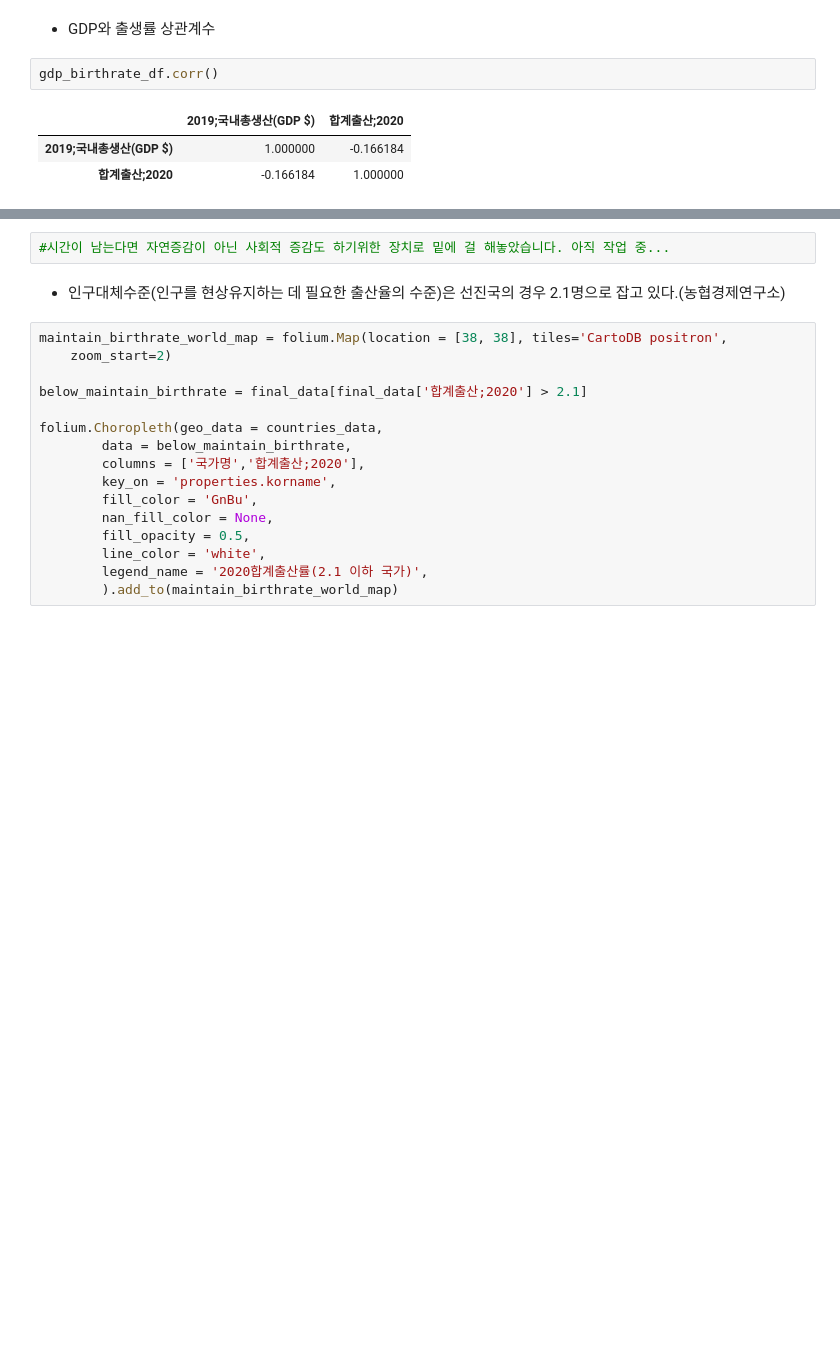
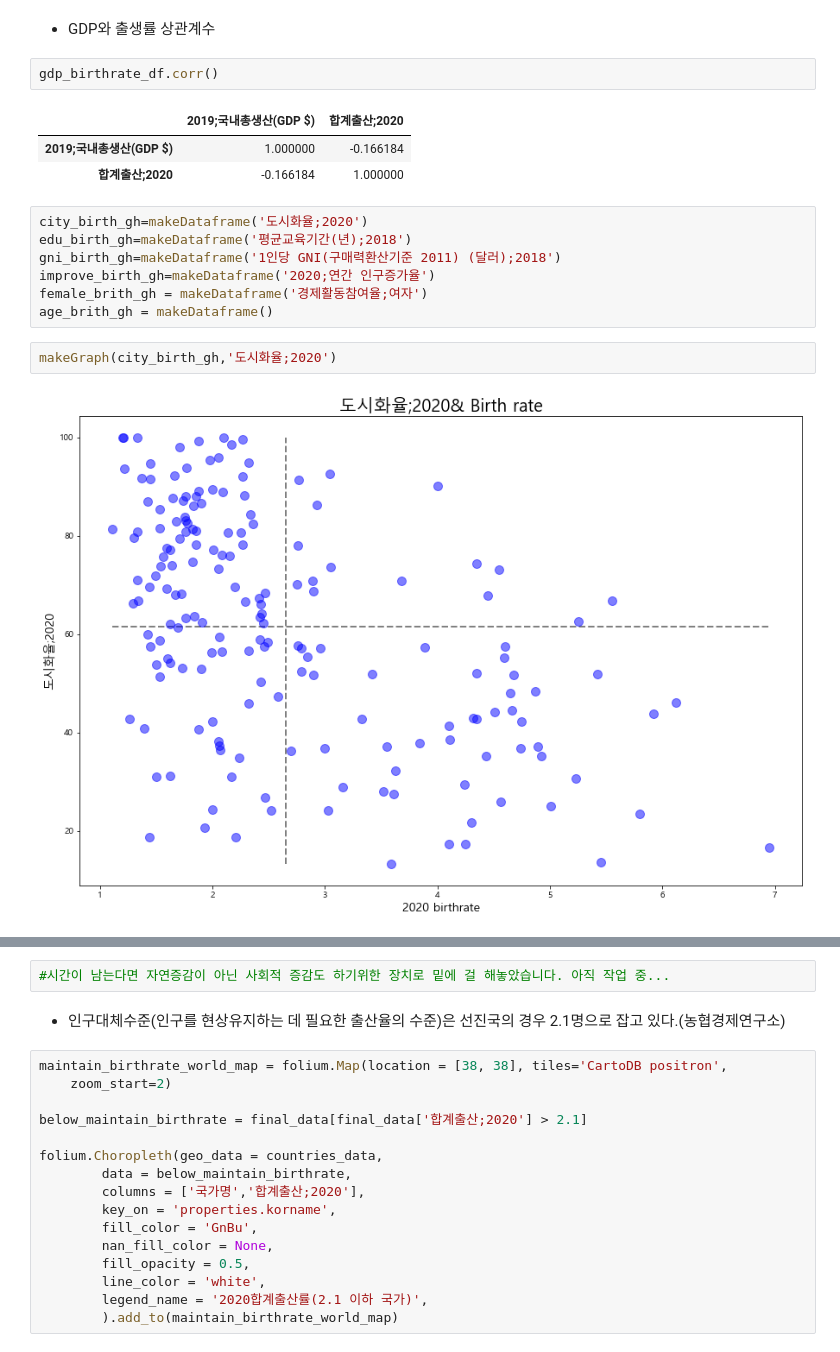
Before and after one commit to gahyunson/crudeBirthRate, a Jupyter notebook: birth_project.ipynb, the cells around one changed output, grey strips where cells are left out. Saved outputs shown, nothing was run; the diff lists cells and outputs as text; blank space fills up the shorter version.

```diff
--- a/birth_project.ipynb
+++ b/birth_project.ipynb
@@ -250,3 +256,14 @@ gdp_birthrate_df.corr()
 |  | 2019;국내총생산(GDP $) | 합계출산;2020 |
 | 2019;국내총생산(GDP $) | 1.000000 | -0.166184 |
 | 합계출산;2020 | -0.166184 | 1.000000 |
+# %%
+city_birth_gh=makeDataframe('도시화율;2020')
+edu_birth_gh=makeDataframe('평균교육기간(년);2018')
+gni_birth_gh=makeDataframe('1인당 GNI(구매력환산기준 2011) (달러);2018')
+improve_birth_gh=makeDataframe('2020;연간 인구증가율')
+female_brith_gh = makeDataframe('경제활동참여율;여자')
+age_brith_gh = makeDataframe()
+# %%
+makeGraph(city_birth_gh,'도시화율;2020')
+# %% [output]
+[figure, added]
```
Also changed, not shown: parts of 14 cells of this notebook, 2 other files.
